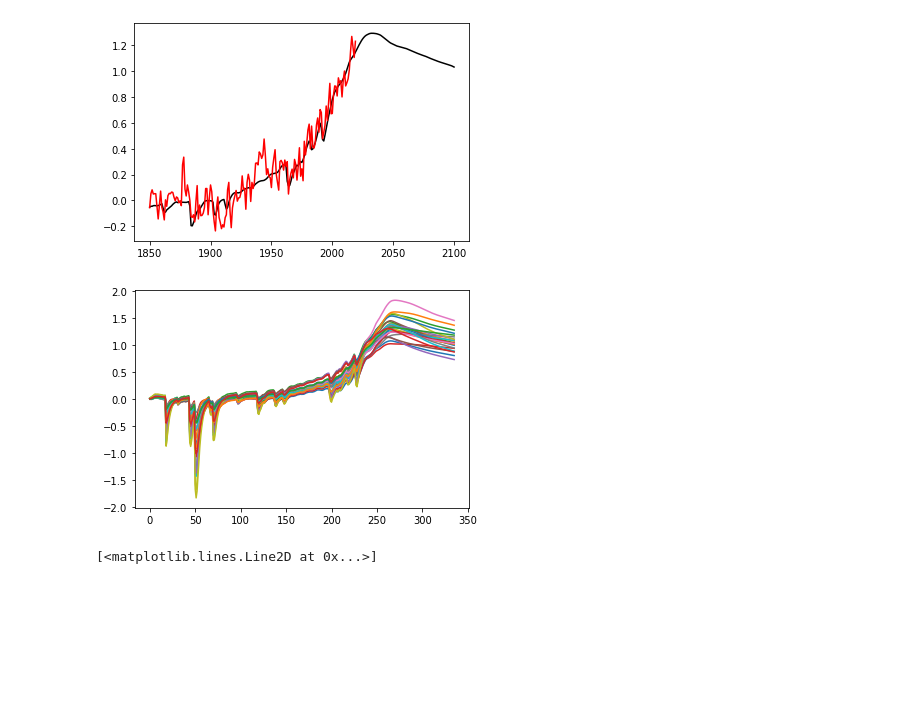
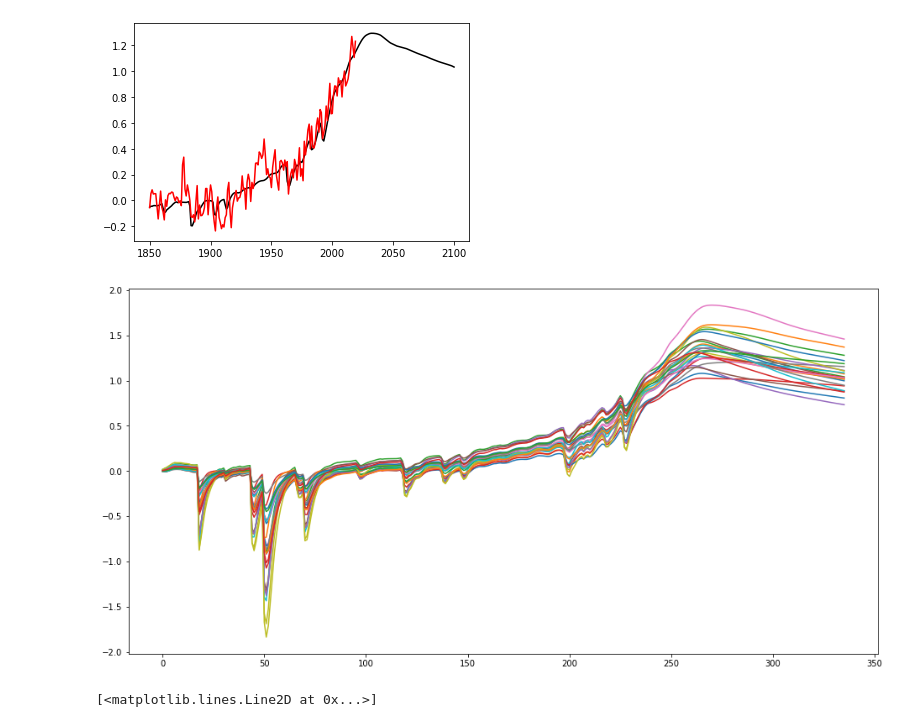
Before and after one commit to Rlamboll/PROVIDEemissions, a Jupyter notebook: notebooks/run_fair_on_systematic_paths.ipynb, the cells around one changed output. Drawn from its saved outputs; the diff is of its cells as text; code cells hidden in the pictures; blank space fills up the shorter version.

```diff
--- a/notebooks/run_fair_on_systematic_paths.ipynb
+++ b/notebooks/run_fair_on_systematic_paths.ipynb
@@ -50,13 +50,14 @@ scale = np.load(config_dir+'forcing_scalings.npy')
 # %% [markdown]
 ### Other data sources and constants
 # %%
+startyear = 1765
 avi = rcp3pd.aviNOx_frac
 ch4 = rcp3pd.fossilCH4_frac
 nat = natural.Emissions.emissions
 efficacy = np.ones(13); efficacy[9] = 3.0
-sol = np.zeros((2501-1765))
+sol = np.zeros((2501-startyear))
 sol[:254] = cmip6_solar.Forcing.solar[:254]
-vol = np.zeros((2501-1765))
+vol = np.zeros((2501-startyear))
 vol[:254] = cmip6_volcanic.Forcing.volcanic[:254]
 tcr_dbl = np.log(2.0)/np.log(1.01)
 # %%
@@ -149,7 +150,7 @@ for ispec, specie in species.items():
 Constrain the results on both present-day CO2 concentrations assuming RCP4.5 emissions, and temperature. Eventually we can use a higher number to constrain
 # %%
 endyear = 2019
-nt = endyear - 1765 + 1
+nt = endyear - startyear + 1
 n = 500
 Fscale = np.ones(13)
 C = np.zeros((nt, n))
@@ -208,7 +209,7 @@ np.sum(accept_temp & accept_co2)
 T_result = {}
 
 endyear = 2100
-nt = endyear - 1765 + 1
+nt = endyear - startyear + 1
 for scen in tqdm(scen_labels):
     Fscale = np.ones(13)
     T_result[scen] = np.zeros((nt, len(valid)))
@@ -239,9 +240,10 @@ pl.plot(np.arange(1850, 2020), temp_gmst-temp_gmst[145:165].mean() + 0.85, color
 [<matplotlib.lines.Line2D at 0x...>]
 [figure]
 # %%
+plt.figure(figsize=(16, 8))
 pl.plot(T_result[next(iter(T_result))]);
 # %% [output]
-[figure, old version]
+[figure, new version]
 # %%
 # median projection from each scenario
 for scen in scen_labels:
```
Also changed, not shown: parts of 6 cells of this notebook, 1 other file.
